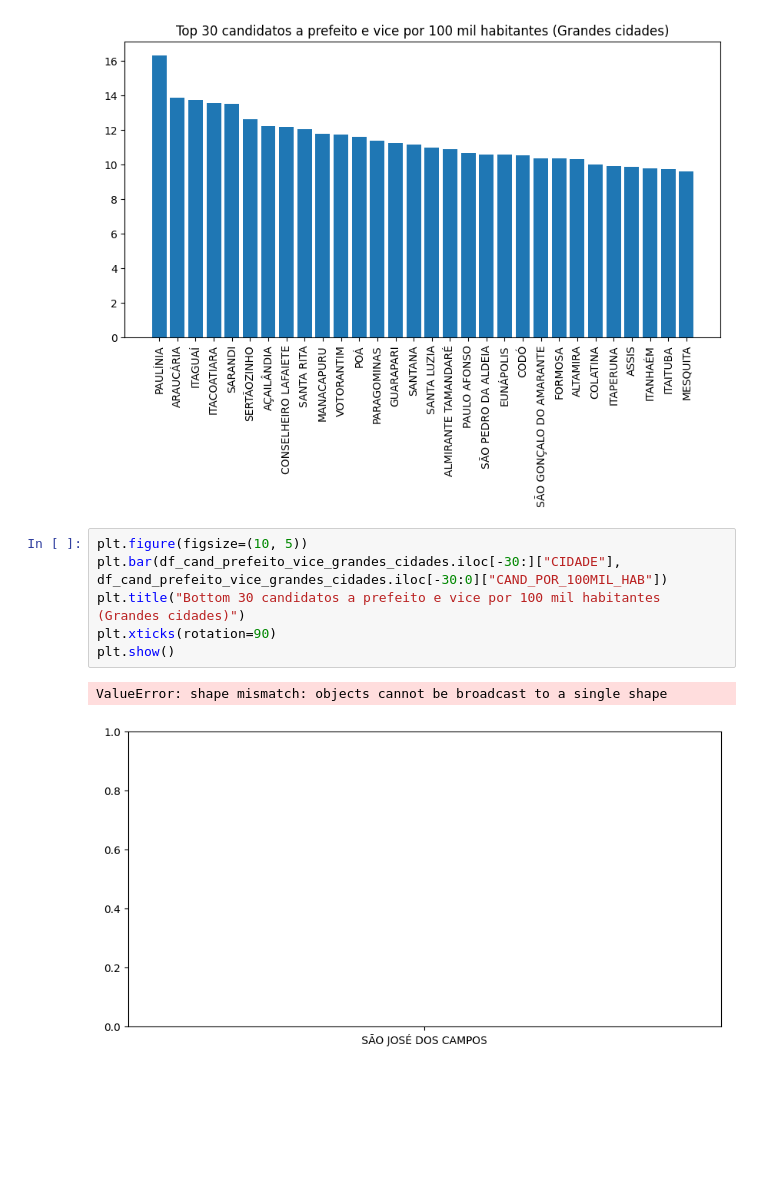
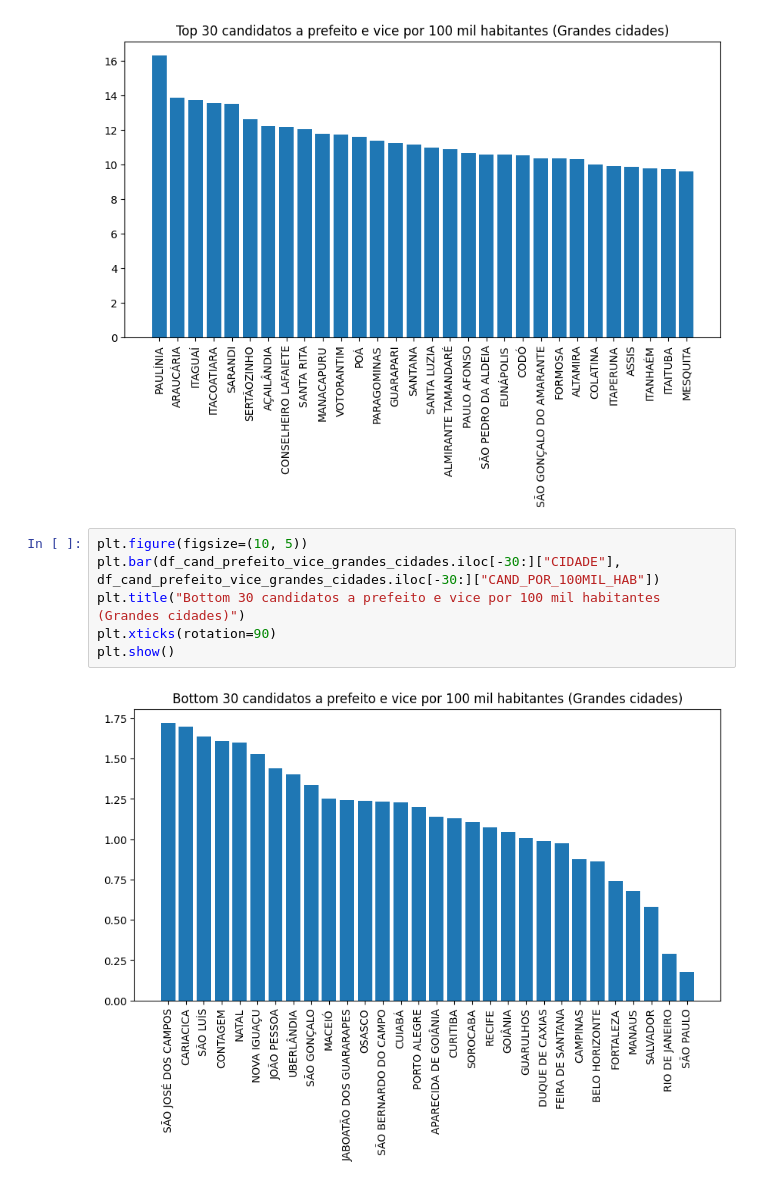
Before and after one commit to nfmmendes/eleicoes-2024-brasil, a Jupyter notebook: Eleições 2024.ipynb, the cells around one changed output. Saved outputs shown, nothing was run; the diff lists cells and outputs as text; blank space fills up the shorter version.

```diff
--- a/Eleições 2024.ipynb
+++ b/Eleições 2024.ipynb
@@ -150,10 +150,9 @@ plt.show()
 [figure]
 # %%
 plt.figure(figsize=(10, 5))
-plt.bar(df_cand_prefeito_vice_grandes_cidades.iloc[-30:]["CIDADE"], df_cand_prefeito_vice_grandes_cidades.iloc[-30:0]["CAND_POR_100MIL_HAB"])
+plt.bar(df_cand_prefeito_vice_grandes_cidades.iloc[-30:]["CIDADE"], df_cand_prefeito_vice_grandes_cidades.iloc[-30:]["CAND_POR_100MIL_HAB"])
 plt.title("Bottom 30 candidatos a prefeito e vice por 100 mil habitantes (Grandes cidades)")
 plt.xticks(rotation=90)
 plt.show()
 # %% [output]
-ValueError: shape mismatch: objects cannot be broadcast to a single shape
-[figure, old version]
+[figure, new version]
```
Also changed, not shown: parts of 5 cells of this notebook.
